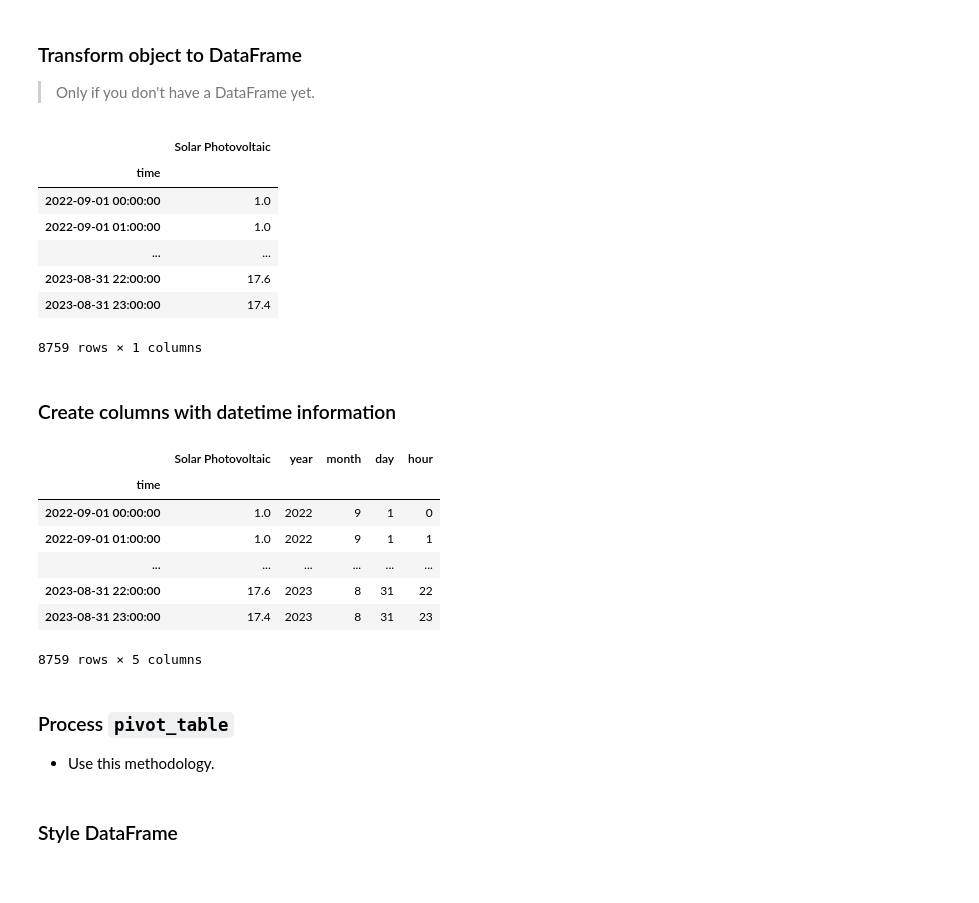
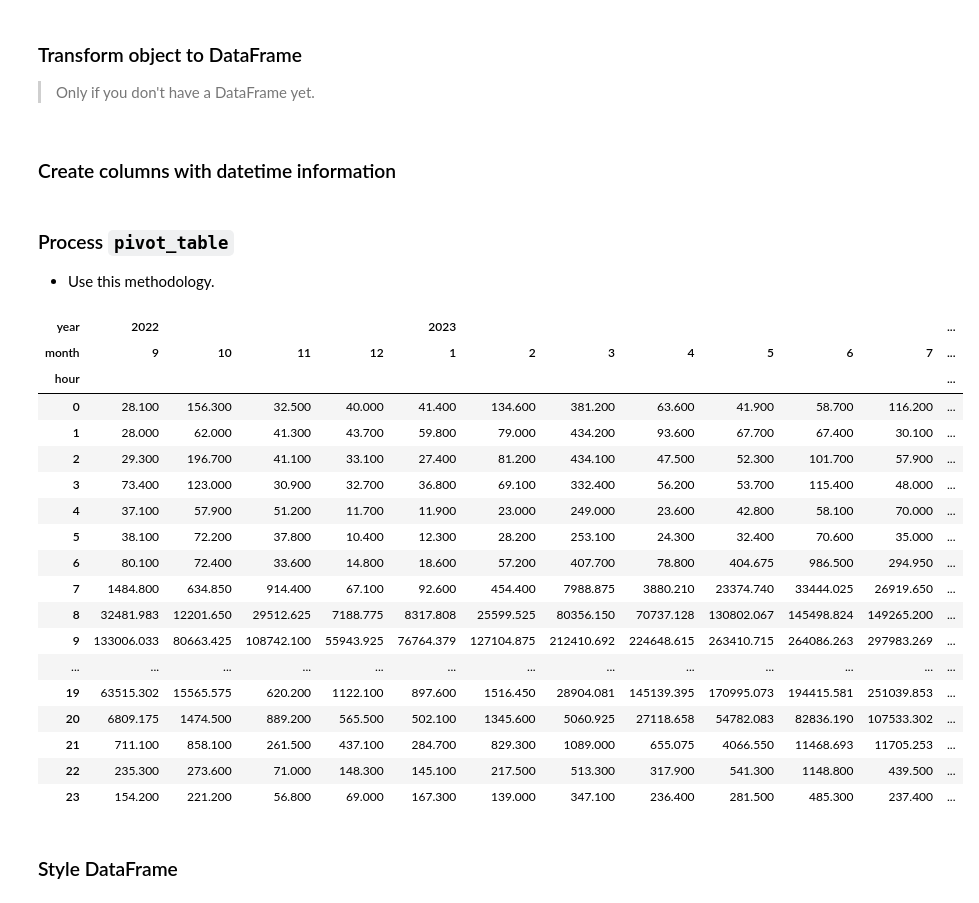
Before and after one commit to randreove/TS, a Jupyter notebook: notebooks/10_Preprocessing & DataViz/1_Univariate/A.ipynb, the cells around one changed output. Drawn from its saved outputs; the diff is of its cells as text; code cells hidden in the pictures.

```diff
--- a/notebooks/10_Preprocessing & DataViz/1_Univariate/A.ipynb
+++ b/notebooks/10_Preprocessing & DataViz/1_Univariate/A.ipynb
@@ -106,30 +120,43 @@ Name: Solar Photovoltaic, Length: 8759, dtype: float64
 
 > Only if you don't have a DataFrame yet.
 # %%
+df_solar = s_solar.to_frame()
-# %% [output]
-|  | Solar Photovoltaic |
-| time |  |
-| 2022-09-01 00:00:00 | 1.0 |
-| 2022-09-01 01:00:00 | 1.0 |
-| ... | ... |
-| 2023-08-31 22:00:00 | 17.6 |
-| 2023-08-31 23:00:00 | 17.4 |
-8759 rows × 1 columns
 # %% [markdown]
 ### Create columns with datetime information
 # %%
+df_solar = df_solar.assign(
+    year = df_solar.index.year,
+    month = df_solar.index.month,
+    day = df_solar.index.day,
+    hour = df_solar.index.hour
+    )
-# %% [output]
-|  | Solar Photovoltaic | year | month | day | hour |
-| time |  |  |  |  |  |
-| 2022-09-01 00:00:00 | 1.0 | 2022 | 9 | 1 | 0 |
-| 2022-09-01 01:00:00 | 1.0 | 2022 | 9 | 1 | 1 |
-| ... | ... | ... | ... | ... | ... |
-| 2023-08-31 22:00:00 | 17.6 | 2023 | 8 | 31 | 22 |
-| 2023-08-31 23:00:00 | 17.4 | 2023 | 8 | 31 | 23 |
-8759 rows × 5 columns
 # %% [markdown]
 ### Process `pivot_table`
 
 - Use this methodology.
+# %%
+dff = df_solar.pivot_table(values='Solar Photovoltaic', index='hour', columns=['year','month'], aggfunc='sum')
+# %%
+display(dff)
+# %% [output]
+| year | 2022 |  |  |  | 2023 |  |  |  |  |  |  | ... |
+| month | 9 | 10 | 11 | 12 | 1 | 2 | 3 | 4 | 5 | 6 | 7 | ... |
+| hour |  |  |  |  |  |  |  |  |  |  |  | ... |
+| 0 | 28.100 | 156.300 | 32.500 | 40.000 | 41.400 | 134.600 | 381.200 | 63.600 | 41.900 | 58.700 | 116.200 | ... |
+| 1 | 28.000 | 62.000 | 41.300 | 43.700 | 59.800 | 79.000 | 434.200 | 93.600 | 67.700 | 67.400 | 30.100 | ... |
+| 2 | 29.300 | 196.700 | 41.100 | 33.100 | 27.400 | 81.200 | 434.100 | 47.500 | 52.300 | 101.700 | 57.900 | ... |
+| 3 | 73.400 | 123.000 | 30.900 | 32.700 | 36.800 | 69.100 | 332.400 | 56.200 | 53.700 | 115.400 | 48.000 | ... |
+| 4 | 37.100 | 57.900 | 51.200 | 11.700 | 11.900 | 23.000 | 249.000 | 23.600 | 42.800 | 58.100 | 70.000 | ... |
+| 5 | 38.100 | 72.200 | 37.800 | 10.400 | 12.300 | 28.200 | 253.100 | 24.300 | 32.400 | 70.600 | 35.000 | ... |
+| 6 | 80.100 | 72.400 | 33.600 | 14.800 | 18.600 | 57.200 | 407.700 | 78.800 | 404.675 | 986.500 | 294.950 | ... |
+| 7 | 1484.800 | 634.850 | 914.400 | 67.100 | 92.600 | 454.400 | 7988.875 | 3880.210 | 23374.740 | 33444.025 | 26919.650 | ... |
+| 8 | 32481.983 | 12201.650 | 29512.625 | 7188.775 | 8317.808 | 25599.525 | 80356.150 | 70737.128 | 130802.067 | 145498.824 | 149265.200 | ... |
+| 9 | 133006.033 | 80663.425 | 108742.100 | 55943.925 | 76764.379 | 127104.875 | 212410.692 | 224648.615 | 263410.715 | 264086.263 | 297983.269 | ... |
+| ... | ... | ... | ... | ... | ... | ... | ... | ... | ... | ... | ... | ... |
+| 19 | 63515.302 | 15565.575 | 620.200 | 1122.100 | 897.600 | 1516.450 | 28904.081 | 145139.395 | 170995.073 | 194415.581 | 251039.853 | ... |
+| 20 | 6809.175 | 1474.500 | 889.200 | 565.500 | 502.100 | 1345.600 | 5060.925 | 27118.658 | 54782.083 | 82836.190 | 107533.302 | ... |
+| 21 | 711.100 | 858.100 | 261.500 | 437.100 | 284.700 | 829.300 | 1089.000 | 655.075 | 4066.550 | 11468.693 | 11705.253 | ... |
+| 22 | 235.300 | 273.600 | 71.000 | 148.300 | 145.100 | 217.500 | 513.300 | 317.900 | 541.300 | 1148.800 | 439.500 | ... |
+| 23 | 154.200 | 221.200 | 56.800 | 69.000 | 167.300 | 139.000 | 347.100 | 236.400 | 281.500 | 485.300 | 237.400 | ... |
 # %% [markdown]
 ### Style DataFrame
```
Also changed, not shown: parts of 9 cells of this notebook, 9 other files.
